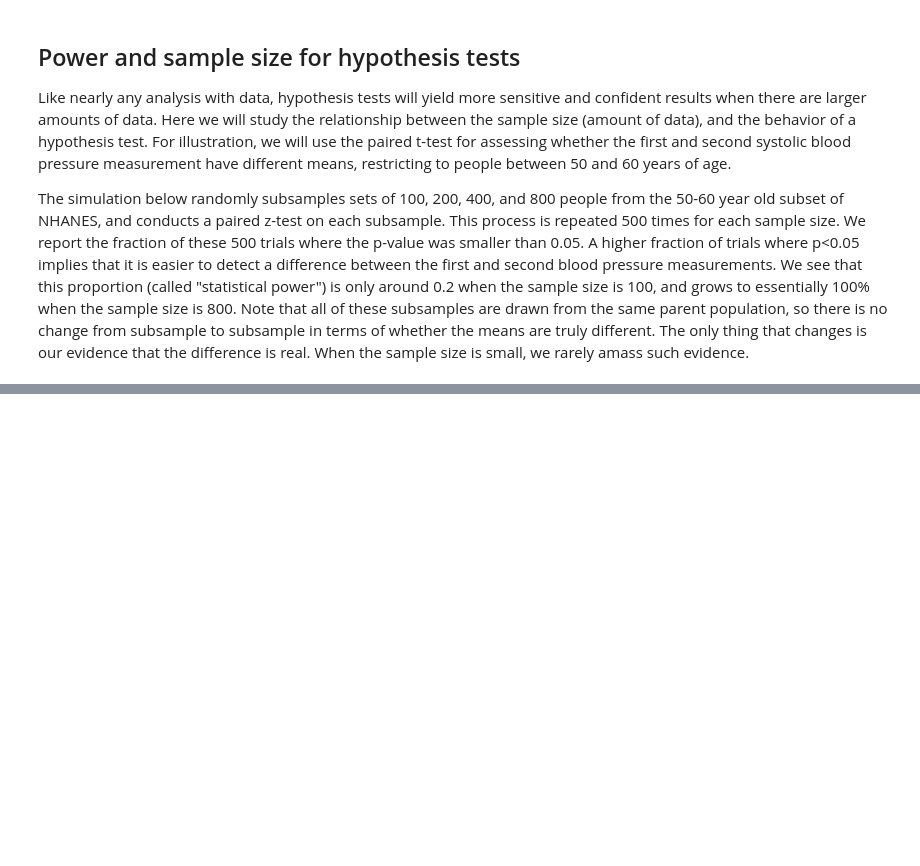
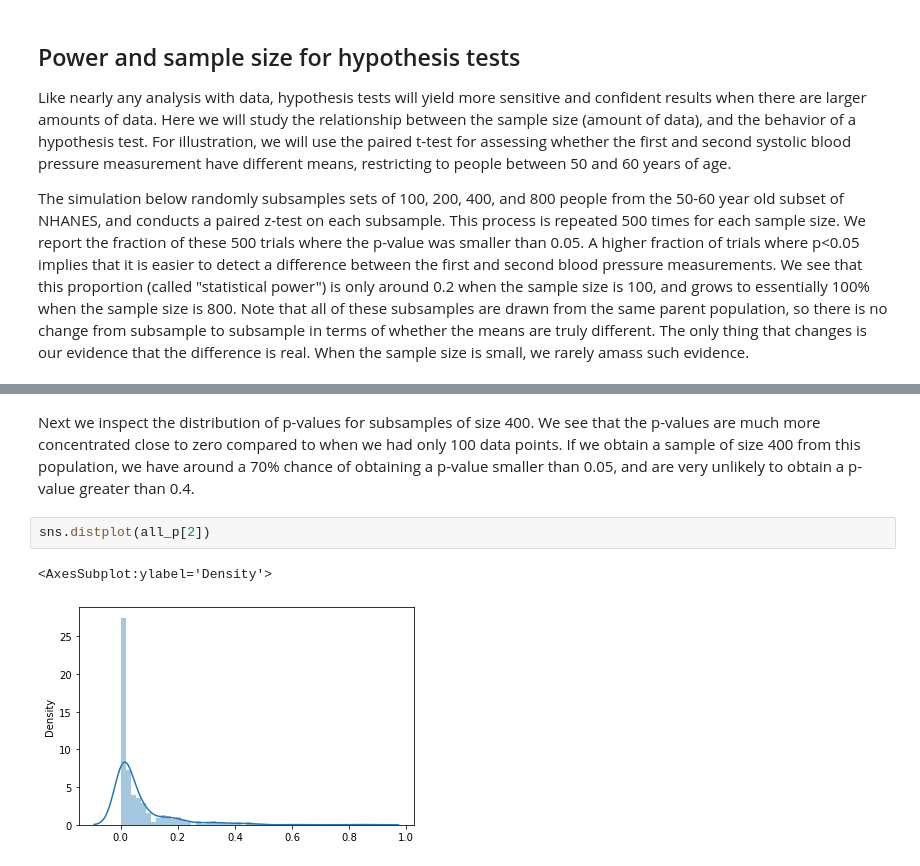
Before and after one commit to kakamana/Inferential-Statistical-Analysis-with-Python, a Jupyter notebook: More NHANES Hypothesis testing.ipynb, the cells around one changed output, grey strips where cells are left out. Drawn from its saved outputs; the diff is of its cells as text; blank space fills up the shorter version.

```diff
--- a/More NHANES Hypothesis testing.ipynb
+++ b/More NHANES Hypothesis testing.ipynb
@@ -207,0 +233,7 @@ The simulation below randomly subsamples sets of 100, 200, 400, and 800 people f
+# %% [markdown]
+Next we inspect the distribution of p-values for subsamples of size 400.  We see that the p-values are much more concentrated close to zero compared to when we had only 100 data points.  If we obtain a sample of size 400 from this population, we have around a 70% chance of obtaining a p-value smaller than 0.05, and are very unlikely to obtain a p-value greater than 0.4.
+# %%
+sns.distplot(all_p[2])
+# %% [output]
+<AxesSubplot:ylabel='Density'>
+[figure, added]
```
Also changed, not shown: parts of 3 cells of this notebook.
